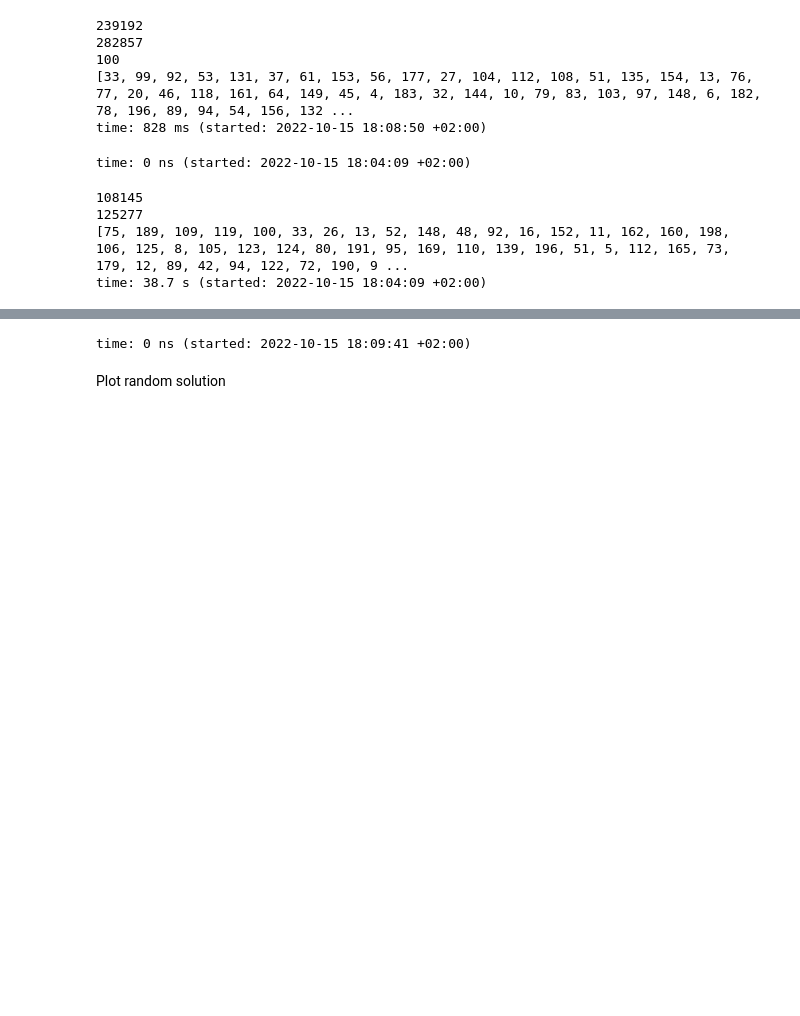
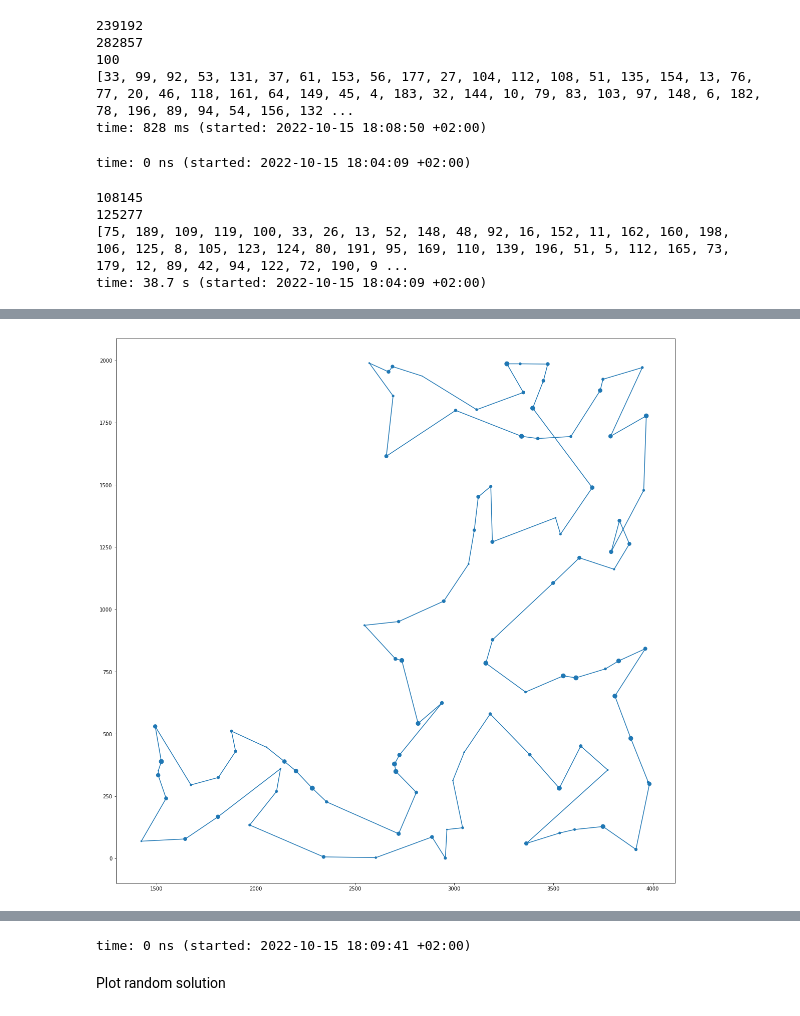
Before and after one commit to CecileDehan/Evolutionary_computation, a Jupyter notebook: Assignment1-GreedyHeuristics/GreedyHeuristics.ipynb, the cells around one changed output, grey strips where cells are left out. Cells and saved outputs as stored; diff of their text form; code cells hidden in the pictures; blank space fills up the shorter version.

Commit message:
Two cycle_greedy implementation, plots, comments

```diff
--- a/Assignment1-GreedyHeuristics/GreedyHeuristics.ipynb
+++ b/Assignment1-GreedyHeuristics/GreedyHeuristics.ipynb
@@ -91,6 +99,9 @@ time: 0 ns (started: 2022-10-15 18:04:08 +02:00)
 # %%
 
 def calculate_distances(node, data):
+    """
+    Calculate Euclidean distances from a given node to all available nodes.
+    """
     distances = {}
     starting_cords = np.array([node['x'], node['y']])
     for key in data.keys():
@@ -100,6 +111,9 @@ def calculate_distances(node, data):
     return distances
 
 def calculate_single_distance(starting_node, ending_node):
+    """
+    Calculate Euclidean distances between two nodes.
+    """
     starting_cords = np.array([starting_node['x'], starting_node['y']])
     ending_cords = np.array([ending_node['x'], ending_node['y']])
     dist = round(np.linalg.norm(starting_cords - ending_cords))
@@ -186,6 +212,3 @@ nn_points = nearest_neighbor_iterate(tspa_dic)[2]
 125277
 [75, 189, 109, 119, 100, 33, 26, 13, 52, 148, 48, 92, 16, 152, 11, 162, 160, 198, 106, 125, 8, 105, 123, 124, 80, 191, 95, 169, 110, 139, 196, 51, 5, 112, 165, 73, 179, 12, 89, 42, 94, 122, 72, 190, 9 ...
 time: 38.7 s (started: 2022-10-15 18:04:09 +02:00)
-# %%
-def cycle_greedy(starting_node, data, total_cost,chosen_nodes):
-    pass
@@ -197,0 +296,2 @@ time: 16 ms (started: 2022-10-15 18:04:48 +02:00)
+# %%
+min_cost, max_cost, cycle_greedy_points = cycle_greedy_iterate(tspa_dic)
@@ -197,0 +303,12 @@ time: 16 ms (started: 2022-10-15 18:04:48 +02:00)
+# %%
+def plot_cycle_greedy(points):
+    plt.rcParams["figure.figsize"] = (20,20)
+    chosen_points_x = [p['x'] for p in points]
+    chosen_points_x.append(chosen_points_x[0])
+    chosen_points_y = [p['y'] for p in points]
+    chosen_points_y.append(chosen_points_y[0])
+    costs = [p['cost']/25 for p in points]
+    costs.append(points[0]['cost']/25)
+    plt.plot(chosen_points_x, chosen_points_y)
+    plt.scatter(chosen_points_x, chosen_points_y, s=costs)
+    plt.show()
@@ -197,0 +317,4 @@ time: 16 ms (started: 2022-10-15 18:04:48 +02:00)
+# %%
+plot_cycle_greedy(cycle_greedy_points)
+# %% [output]
+[figure, added]
```
Also changed, not shown: parts of 16 cells of this notebook.
